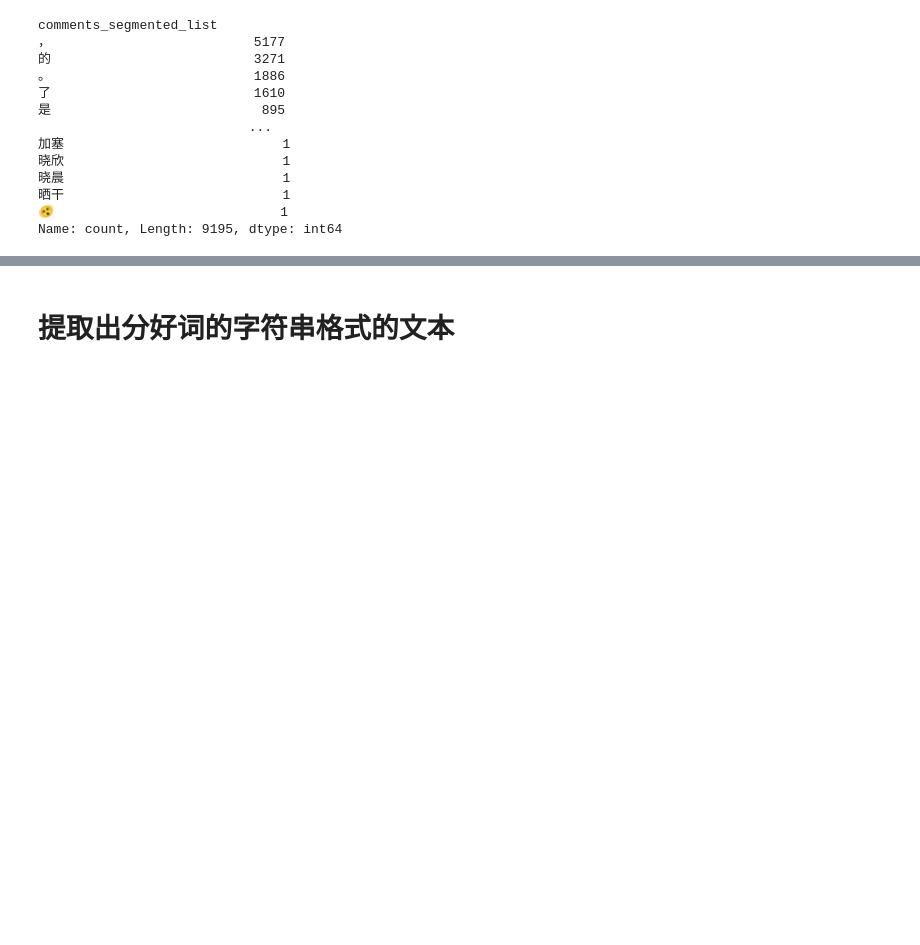
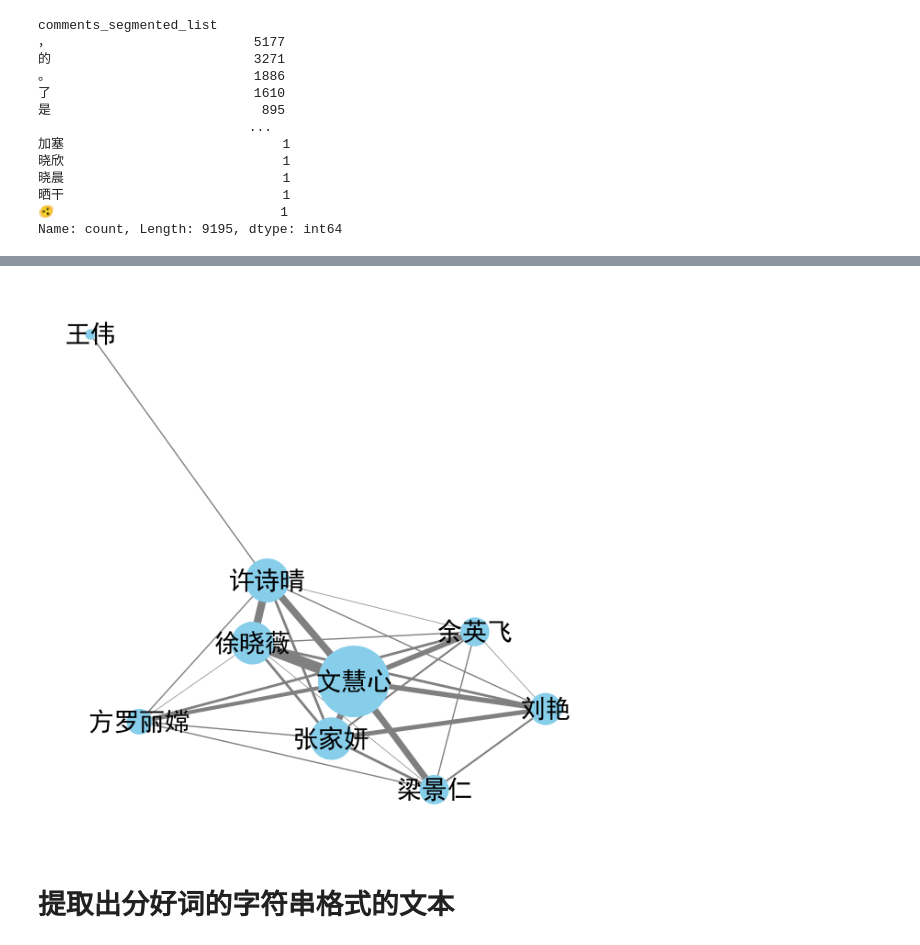
Before and after one commit to zhiliang-lin/public_opinion_data_analysis, a Jupyter notebook: 02 Python数据科学常用包+文本分析初阶/02-4 the_queen_of_news_comments.ipynb, the cells around one changed output, grey strips where cells are left out. Drawn from its saved outputs; the diff is of its cells as text; code cells hidden in the pictures; blank space fills up the shorter version.

```diff
--- a/02 Python数据科学常用包+文本分析初阶/02-4 the_queen_of_news_comments.ipynb
+++ b/02 Python数据科学常用包+文本分析初阶/02-4 the_queen_of_news_comments.ipynb
@@ -143,3 +415,45 @@ df_tokens["comments_segmented_list"].value_counts().to_excel("freq.xlsx")
+# %%
+import pandas as pd
+import networkx as nx
+import matplotlib.pyplot as plt
+
+# 读取人物共现矩阵数据
+co_occurrence_matrix = pd.read_csv("人物共现矩阵.csv", index_col=0)
+
+# 创建人物共现网络图
+graph = nx.from_pandas_adjacency(co_occurrence_matrix)
+
+# 计算每个节点的关联强度，作为节点大小
+node_weights = dict(graph.degree(weight='weight'))
+
+# 计算每条边的关联强度，这里可以使用边的权重作为关联强度
+edge_weights = nx.get_edge_attributes(graph, 'weight')
+
+# 设置布局
+pos = nx.spring_layout(graph)
+
+# 绘制网络图，根据关联强度画出线条粗细，忽略对角线上的值
+plt.figure(figsize=(12, 12))
+
+# 根据节点权重调整其大小
+node_size = [node_weights[node] * 40 for node in graph.nodes()]
+
+nx.draw(
+    graph,
+    pos,
+    with_labels=True,
+    node_color='skyblue',
+    font_size=40,
+    node_size=node_size,
+    edgelist=[edge for edge in edge_weights if edge[0] != edge[1]],  # 排除对角线上的值
+    width=[edge_weights[edge] for edge in edge_weights if edge[0] != edge[1]],
+    edge_color='gray',
+)
+
+# 显示图像
+plt.show()
+# %% [output]
+[figure, added]
 # %% [markdown]
 # 提取出分好词的字符串格式的文本
 # %%
```
Also changed, not shown: parts of 20 cells of this notebook, 3 other files.
